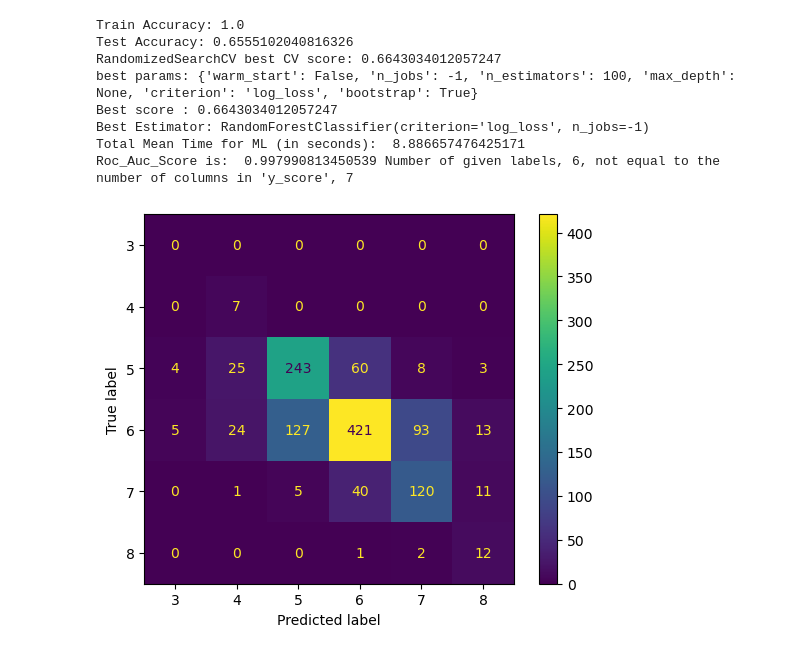
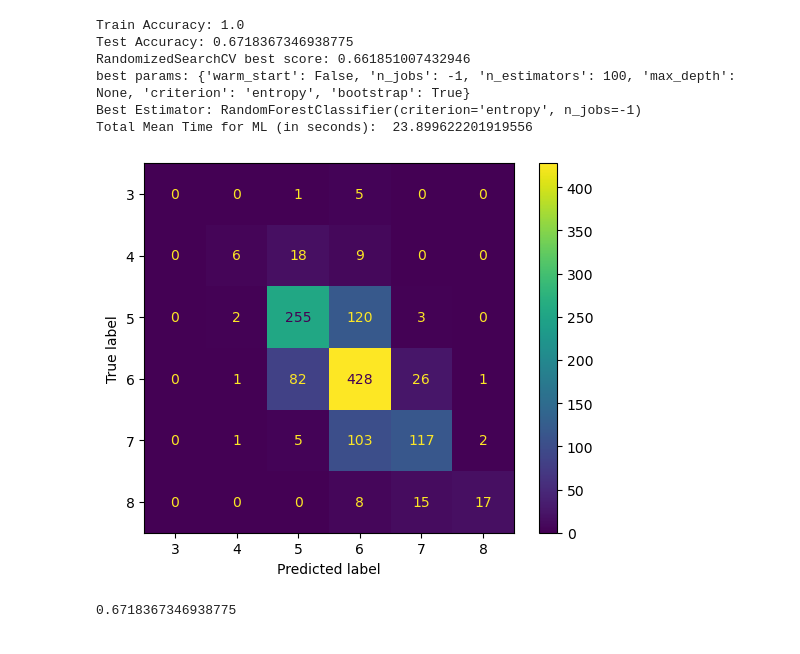
Before and after one commit to COSC5557/hyperparameter-optimization-lrstafford, a Jupyter notebook: Exercise4_RFC.ipynb, the cells around one changed output. Drawn from its saved outputs; the diff is of its cells as text; code cells hidden in the pictures.

```diff
--- a/Exercise4_RFC.ipynb
+++ b/Exercise4_RFC.ipynb
@@ -46,7 +102,7 @@ print(scores)
 # %%
 #run same with ShuffleSplit
 n_samples = whitewinedata.shape[0]
-cv = StratifiedKFold(n_splits=4)
+cv = StratifiedKFold(n_splits=5,random_state=42,shuffle=True)
 scores2 = cross_val_score(rfc, whitewinedata, whitewinelabels, cv=cv)
 # %%
 print(scores2)
@@ -146,17 +201,16 @@ Roc_Auc_Score is:  0.9979235573569177 Number of given labels, 6, not equal to th
 # %%
 #Try with dumb randomized searcher
 rand_searcher = RandomizedSearchCV(estimator=rfc, param_distributions=rfcparams, n_jobs=-1, cv=cv)
-report_perf(rand_searcher, X_train, y_train, X_test, y_test, "RandomizedSearchCV")
+report_perf(rand_searcher, X_train, y_train, X_test, y_test, "RandomizedSearchCV", "Full Train Set")
 # %% [output]
 Train Accuracy: 1.0
-Test Accuracy: 0.6555102040816326
-RandomizedSearchCV best CV score: 0.6643034012057247
-best params: {'warm_start': False, 'n_jobs': -1, 'n_estimators': 100, 'max_depth': None, 'criterion': 'log_loss', 'bootstrap': True}
-Best score : 0.6643034012057247
-Best Estimator: RandomForestClassifier(criterion='log_loss', n_jobs=-1)
-Total Mean Time for ML (in seconds):  8.886657476425171
-Roc_Auc_Score is:  0.997990813450539 Number of given labels, 6, not equal to the number of columns in 'y_score', 7
+Test Accuracy: 0.6718367346938775
+RandomizedSearchCV best score: 0.661851007432946
+best params: {'warm_start': False, 'n_jobs': -1, 'n_estimators': 100, 'max_depth': None, 'criterion': 'entropy', 'bootstrap': True}
+Best Estimator: RandomForestClassifier(criterion='entropy', n_jobs=-1)
+Total Mean Time for ML (in seconds):  23.899622201919556
-[figure, old version]
+[figure, new version]
+0.6718367346938775
 # %%
 #Incorporate meta-learning on smaller subsets'
 sample_wine = pd.read_csv("winequality-white.csv",sep=';').sample(frac=0.25)
```
Also changed, not shown: parts of 16 cells of this notebook, 9 other files.
